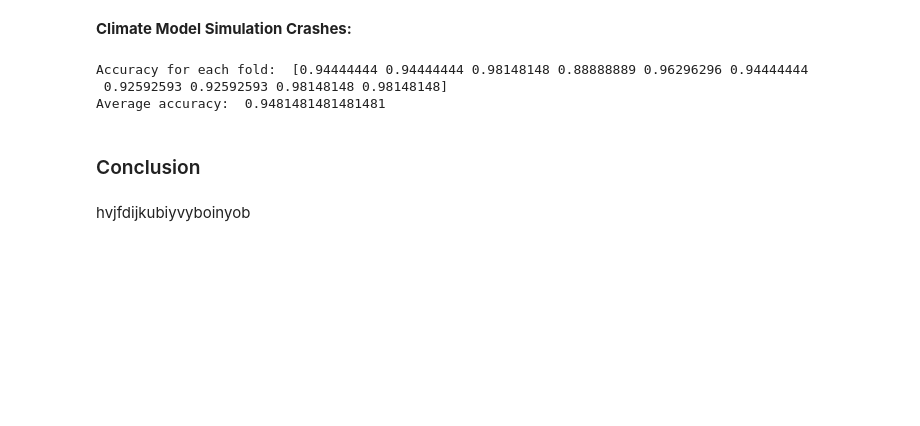
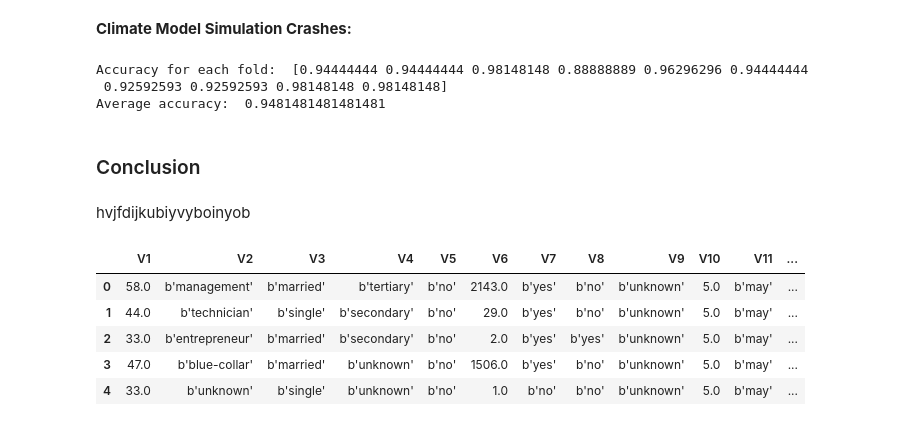
Before and after one commit to marisaazevedo/ML_AdaBoostRefined, a Jupyter notebook: Machine_Learning_1.ipynb, the cells around one changed output. Cells and saved outputs as stored; diff of their text form; code cells hidden in the pictures; blank space fills up the shorter version.

```diff
--- a/Machine_Learning_1.ipynb
+++ b/Machine_Learning_1.ipynb
@@ -404,3 +420,15 @@ Average accuracy:  0.9481481481481481
 ### Conclusion
 # %% [markdown]
 hvjfdijkubiyvyboinyob
+# %%
+# load dataset bank-market
+
+df = pd.read_csv('datasets/bank-marketing.csv')
+df.head()
+# %% [output]
+|  | V1 | V2 | V3 | V4 | V5 | V6 | V7 | V8 | V9 | V10 | V11 | ... |
+| 0 | 58.0 | b'management' | b'married' | b'tertiary' | b'no' | 2143.0 | b'yes' | b'no' | b'unknown' | 5.0 | b'may' | ... |
+| 1 | 44.0 | b'technician' | b'single' | b'secondary' | b'no' | 29.0 | b'yes' | b'no' | b'unknown' | 5.0 | b'may' | ... |
+| 2 | 33.0 | b'entrepreneur' | b'married' | b'secondary' | b'no' | 2.0 | b'yes' | b'yes' | b'unknown' | 5.0 | b'may' | ... |
+| 3 | 47.0 | b'blue-collar' | b'married' | b'unknown' | b'no' | 1506.0 | b'yes' | b'no' | b'unknown' | 5.0 | b'may' | ... |
+| 4 | 33.0 | b'unknown' | b'single' | b'unknown' | b'no' | 1.0 | b'no' | b'no' | b'unknown' | 5.0 | b'may' | ... |
```
Also changed, not shown: parts of 13 cells of this notebook, 12 other files.
